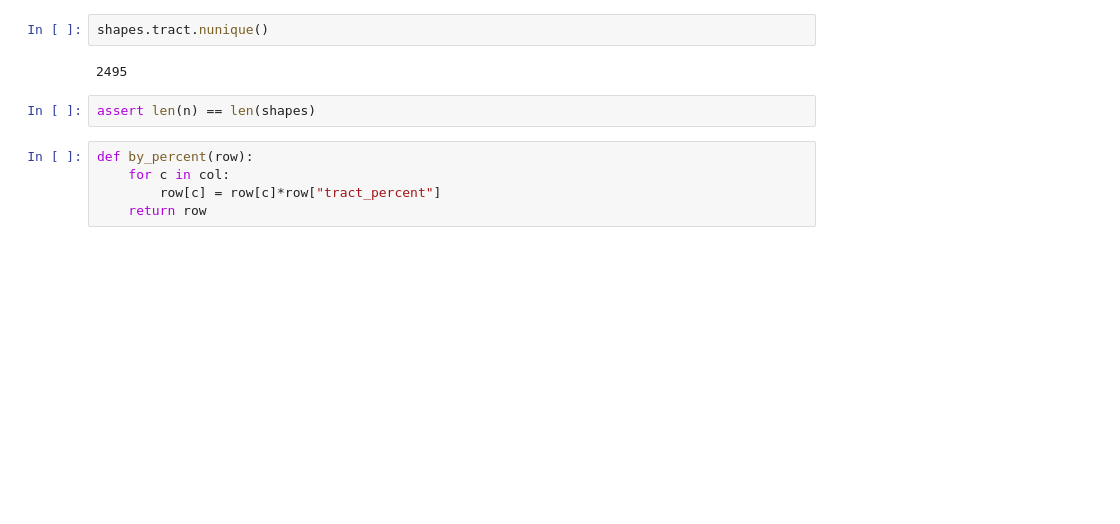
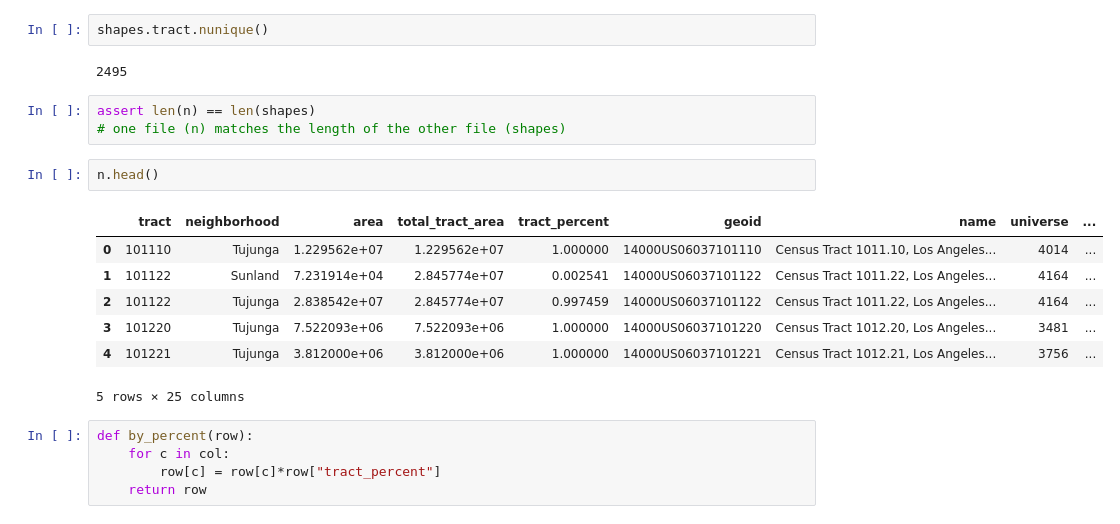
Before and after one commit to cmgsalazar/nicar25-spatial-analysis, a Jupyter notebook: notebooks/01-race_aggregation.ipynb, the cells around one changed output. Cells and saved outputs as stored; diff of their text form; blank space fills up the shorter version.

```diff
--- a/notebooks/01-race_aggregation.ipynb
+++ b/notebooks/01-race_aggregation.ipynb
@@ -69,6 +74,17 @@ shapes.tract.nunique()
 2495
 # %%
 assert len(n) == len(shapes)
+# one file (n) matches the length of the other file (shapes)
+# %%
+n.head()
+# %% [output]
+|  | tract | neighborhood | area | total_tract_area | tract_percent | geoid | name | universe | ... |
+| 0 | 101110 | Tujunga | 1.229562e+07 | 1.229562e+07 | 1.000000 | 14000US06037101110 | Census Tract 1011.10, Los Angeles... | 4014 | ... |
+| 1 | 101122 | Sunland | 7.231914e+04 | 2.845774e+07 | 0.002541 | 14000US06037101122 | Census Tract 1011.22, Los Angeles... | 4164 | ... |
+| 2 | 101122 | Tujunga | 2.838542e+07 | 2.845774e+07 | 0.997459 | 14000US06037101122 | Census Tract 1011.22, Los Angeles... | 4164 | ... |
+| 3 | 101220 | Tujunga | 7.522093e+06 | 7.522093e+06 | 1.000000 | 14000US06037101220 | Census Tract 1012.20, Los Angeles... | 3481 | ... |
+| 4 | 101221 | Tujunga | 3.812000e+06 | 3.812000e+06 | 1.000000 | 14000US06037101221 | Census Tract 1012.21, Los Angeles... | 3756 | ... |
+5 rows × 25 columns
 # %%
 def by_percent(row):
     for c in col:
```
Also changed, not shown: parts of 10 cells of this notebook.
